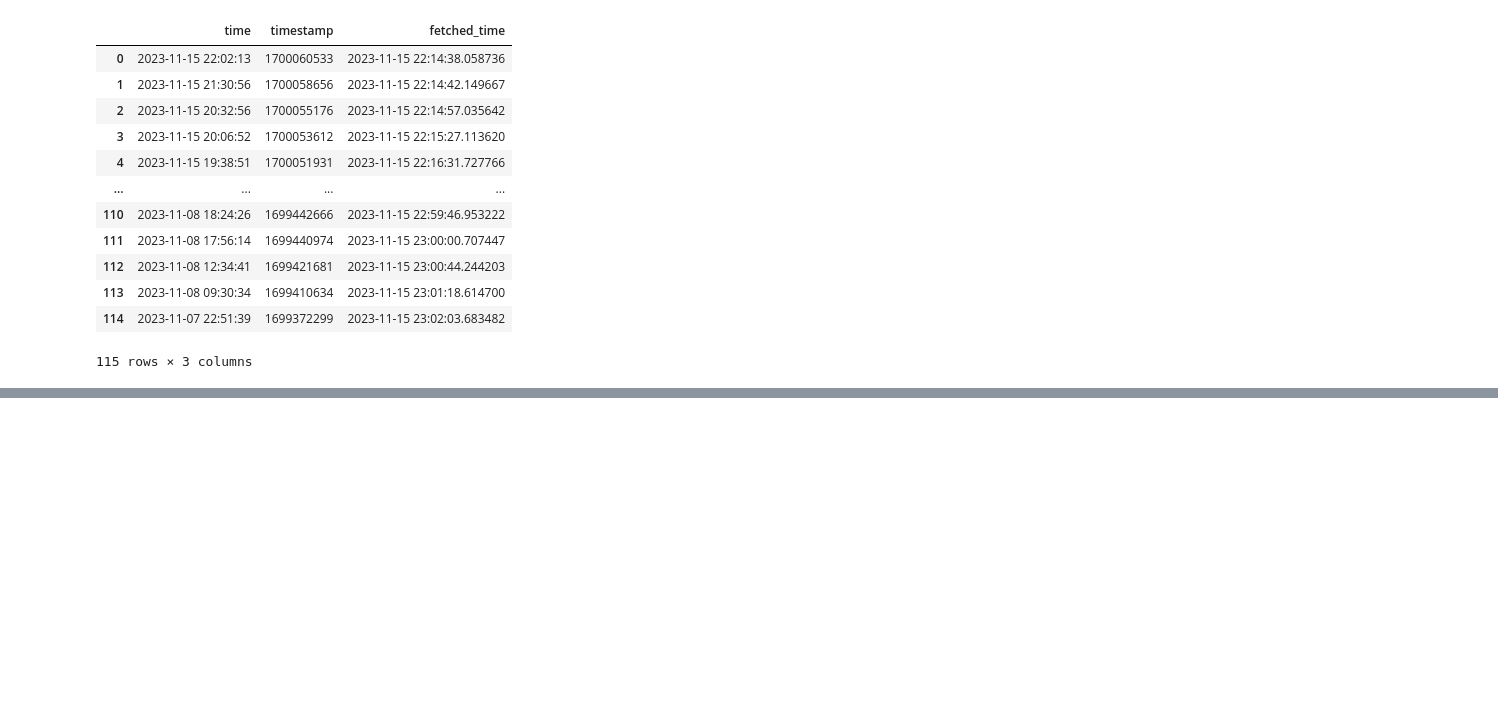
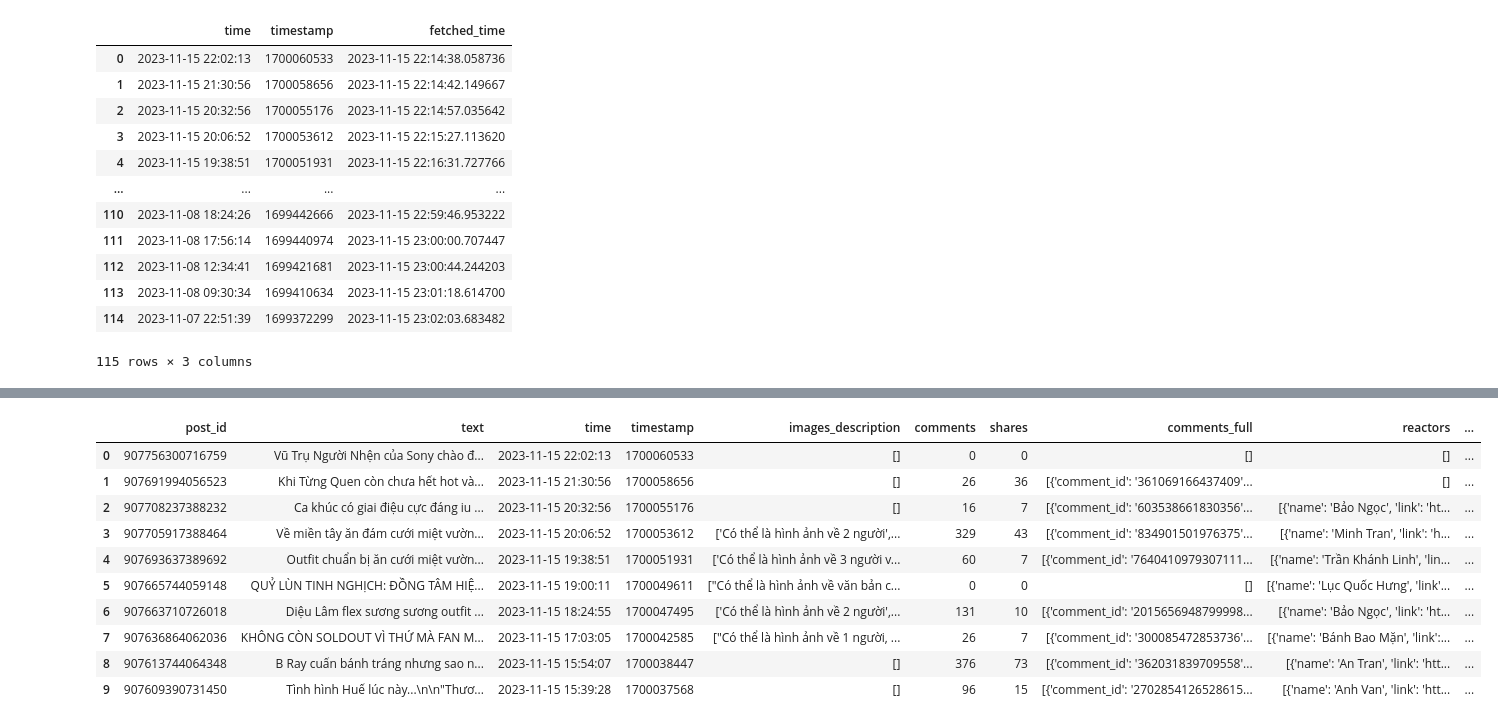
Before and after one commit to quyencanh203/final_project, a Jupyter notebook: 3HandleData.ipynb, the cells around one changed output, grey strips where cells are left out. Saved outputs shown, nothing was run; the diff lists cells and outputs as text; code cells hidden in the pictures; blank space fills up the shorter version.

```diff
--- a/3HandleData.ipynb
+++ b/3HandleData.ipynb
@@ -255,0 +393,14 @@ df[['time','timestamp', 'fetched_time']]
+# %%
+df.head(10)
+# %% [output]
+|  | post_id | text | time | timestamp | images_description | comments | shares | comments_full | reactors | ... |
+| 0 | 907756300716759 | Vũ Trụ Người Nhện của Sony chào đ... | 2023-11-15 22:02:13 | 1700060533 | [] | 0 | 0 | [] | [] | ... |
+| 1 | 907691994056523 | Khi Từng Quen còn chưa hết hot và... | 2023-11-15 21:30:56 | 1700058656 | [] | 26 | 36 | [{'comment_id': '361069166437409'... | [] | ... |
+| 2 | 907708237388232 | Ca khúc có giai điệu cực đáng iu ... | 2023-11-15 20:32:56 | 1700055176 | [] | 16 | 7 | [{'comment_id': '603538661830356'... | [{'name': 'Bảo Ngọc', 'link': 'ht... | ... |
+| 3 | 907705917388464 | Về miền tây ăn đám cưới miệt vườn... | 2023-11-15 20:06:52 | 1700053612 | ['Có thể là hình ảnh về 2 người',... | 329 | 43 | [{'comment_id': '834901501976375'... | [{'name': 'Minh Tran', 'link': 'h... | ... |
+| 4 | 907693637389692 | Outfit chuẩn bị ăn cưới miệt vườn... | 2023-11-15 19:38:51 | 1700051931 | ['Có thể là hình ảnh về 3 người v... | 60 | 7 | [{'comment_id': '7640410979307111... | [{'name': 'Trần Khánh Linh', 'lin... | ... |
+| 5 | 907665744059148 | QUỶ LÙN TINH NGHỊCH: ĐỒNG TÂM HIỆ... | 2023-11-15 19:00:11 | 1700049611 | ["Có thể là hình ảnh về văn bản c... | 0 | 0 | [] | [{'name': 'Lục Quốc Hưng', 'link'... | ... |
+| 6 | 907663710726018 | Diệu Lâm flex sương sương outfit ... | 2023-11-15 18:24:55 | 1700047495 | ['Có thể là hình ảnh về 2 người',... | 131 | 10 | [{'comment_id': '2015656948799998... | [{'name': 'Bảo Ngọc', 'link': 'ht... | ... |
+| 7 | 907636864062036 | KHÔNG CÒN SOLDOUT VÌ THỨ MÀ FAN M... | 2023-11-15 17:03:05 | 1700042585 | ["Có thể là hình ảnh về 1 người, ... | 26 | 7 | [{'comment_id': '300085472853736'... | [{'name': 'Bánh Bao Mặn', 'link':... | ... |
+| 8 | 907613744064348 | B Ray cuấn bánh tráng nhưng sao n... | 2023-11-15 15:54:07 | 1700038447 | [] | 376 | 73 | [{'comment_id': '362031839709558'... | [{'name': 'An Tran', 'link': 'htt... | ... |
+| 9 | 907609390731450 | Tình hình Huế lúc này...\n\n"Thươ... | 2023-11-15 15:39:28 | 1700037568 | [] | 96 | 15 | [{'comment_id': '2702854126528615... | [{'name': 'Anh Van', 'link': 'htt... | ... |
```
Also changed, not shown: parts of 21 cells of this notebook, 3 other files.
